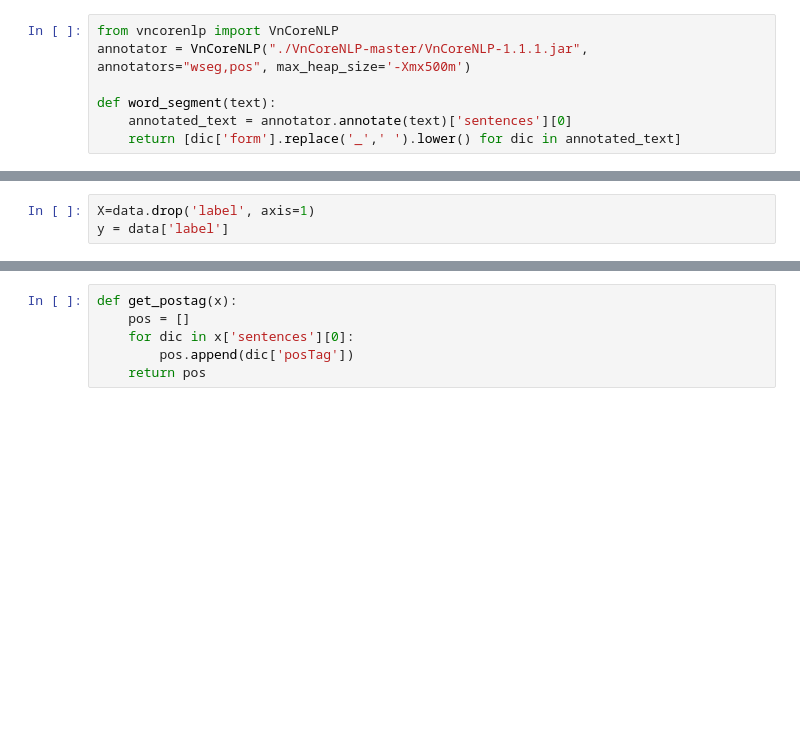
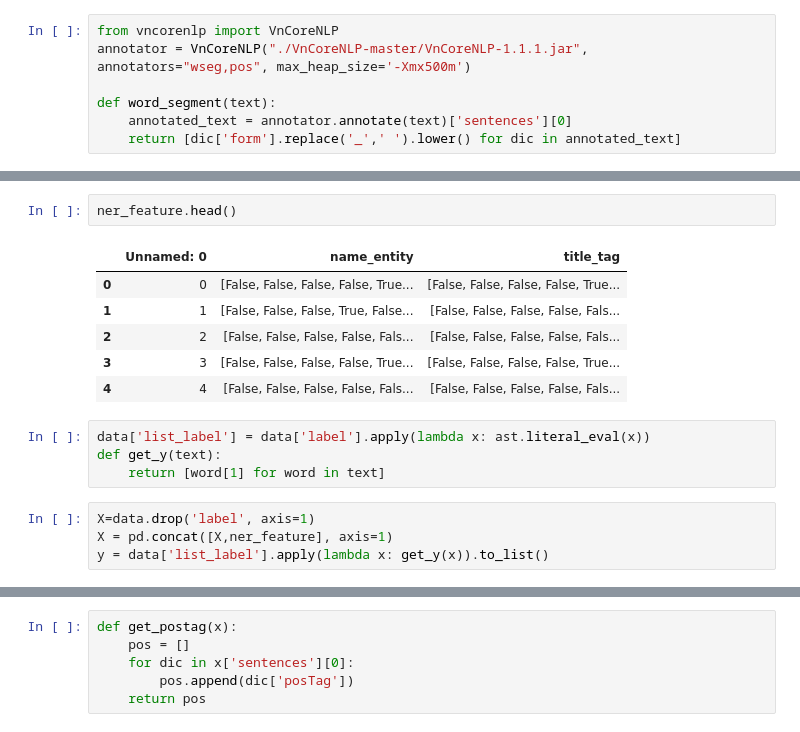
Before and after one commit to johnnyb1509/2020_VBDI_BML, a Jupyter notebook: model.ipynb, the cells around one changed output, grey strips where cells are left out. Drawn from its saved outputs; the diff is of its cells as text; blank space fills up the shorter version.

```diff
--- a/model.ipynb
+++ b/model.ipynb
@@ -27,3 +29,17 @@ data.head()
+# %%
+ner_feature.head()
+# %% [output]
+|  | Unnamed: 0 | name_entity | title_tag |
+| 0 | 0 | [False, False, False, False, True... | [False, False, False, False, True... |
+| 1 | 1 | [False, False, False, True, False... | [False, False, False, False, Fals... |
+| 2 | 2 | [False, False, False, False, Fals... | [False, False, False, False, Fals... |
+| 3 | 3 | [False, False, False, False, True... | [False, False, False, False, True... |
+| 4 | 4 | [False, False, False, False, Fals... | [False, False, False, False, Fals... |
+# %%
+data['list_label'] = data['label'].apply(lambda x: ast.literal_eval(x))
+def get_y(text):
+    return [word[1] for word in text]
 # %%
 X=data.drop('label', axis=1)
-y = data['label']
+X = pd.concat([X,ner_feature], axis=1)
+y = data['list_label'].apply(lambda x: get_y(x)).to_list()
```
Also changed, not shown: parts of 21 cells of this notebook.
